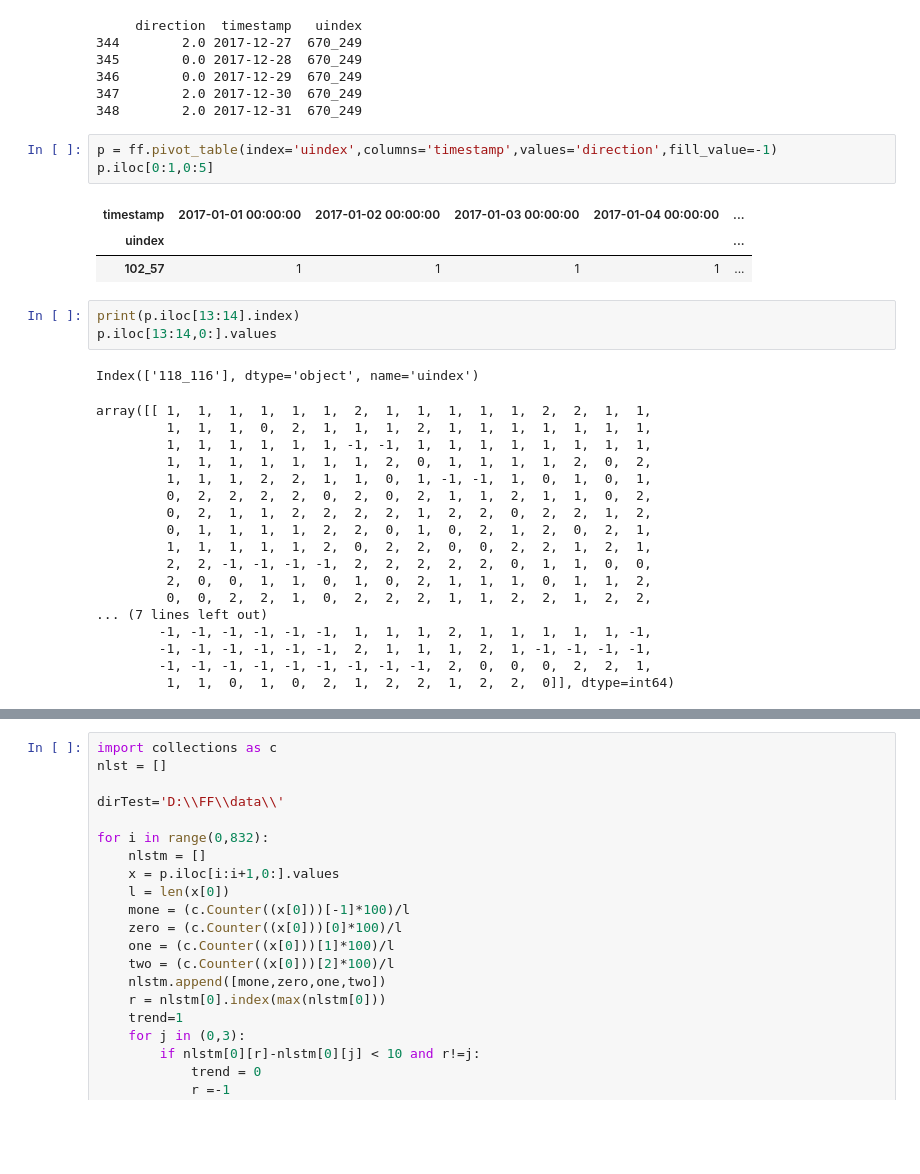
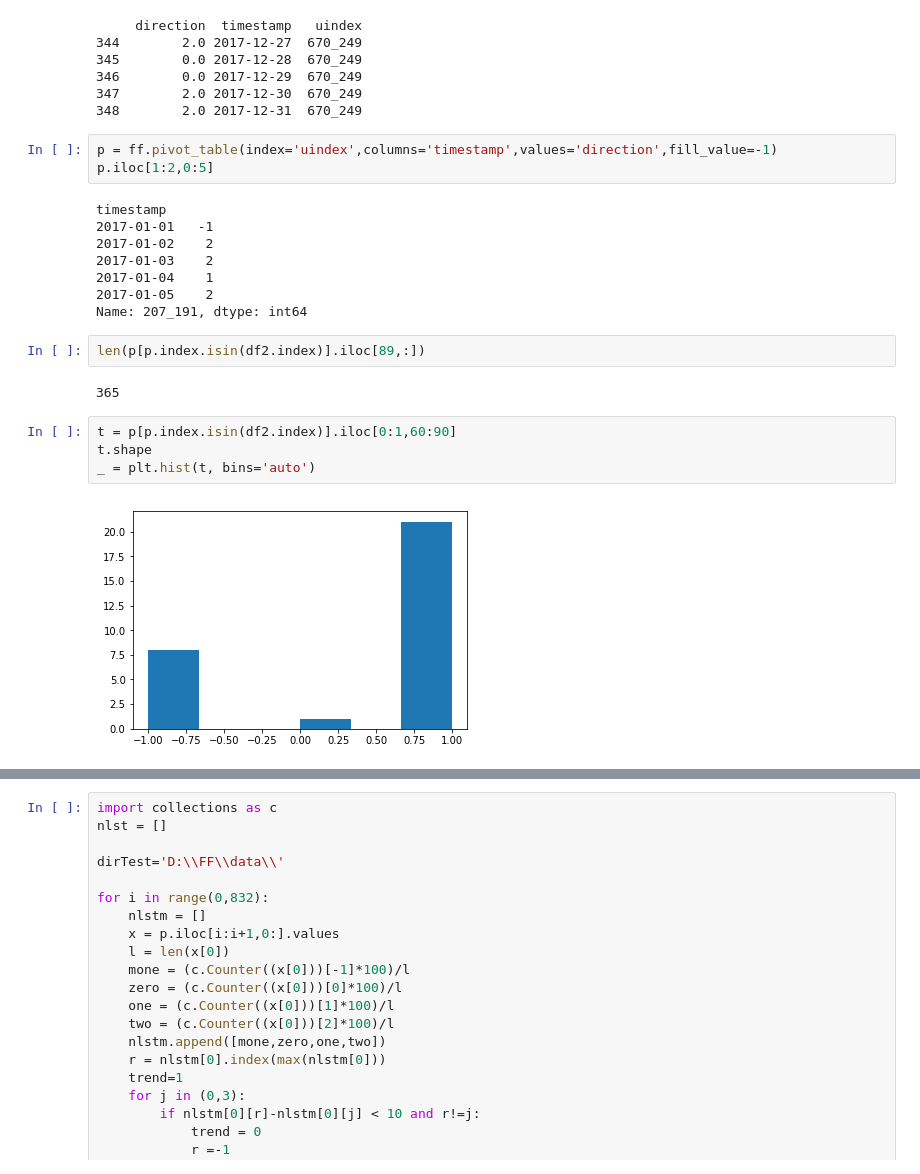
Before and after one commit to rmurcioUCL/FF, a Jupyter notebook: FF.ipynb, the cells around one changed output, grey strips where cells are left out. Saved outputs shown, nothing was run; the diff lists cells and outputs as text; blank space fills up the shorter version.

```diff
--- a/FF.ipynb
+++ b/FF.ipynb
@@ -80,30 +80,22 @@ To retain the current behavior and silence the warning, pass 'sort=True'.
 348        2.0 2017-12-31  670_249
 # %%
 p = ff.pivot_table(index='uindex',columns='timestamp',values='direction',fill_value=-1)
-p.iloc[0:1,0:5]
+p.iloc[1:2,0:5]
 # %% [output]
-| timestamp | 2017-01-01 00:00:00 | 2017-01-02 00:00:00 | 2017-01-03 00:00:00 | 2017-01-04 00:00:00 | ... |
-| uindex |  |  |  |  | ... |
-| 102_57 | 1 | 1 | 1 | 1 | ... |
+timestamp
+2017-01-01   -1
+2017-01-02    2
+2017-01-03    2
+2017-01-04    1
+2017-01-05    2
+Name: 207_191, dtype: int64
-# %%
-print(p.iloc[13:14].index)
-p.iloc[13:14,0:].values
-# %% [output]
-Index(['118_116'], dtype='object', name='uindex')
-array([[ 1,  1,  1,  1,  1,  1,  2,  1,  1,  1,  1,  1,  2,  2,  1,  1,
-         1,  1,  1,  0,  2,  1,  1,  1,  2,  1,  1,  1,  1,  1,  1,  1,
-         1,  1,  1,  1,  1,  1, -1, -1,  1,  1,  1,  1,  1,  1,  1,  1,
-         1,  1,  1,  1,  1,  1,  1,  2,  0,  1,  1,  1,  1,  2,  0,  2,
-         1,  1,  1,  2,  2,  1,  1,  0,  1, -1, -1,  1,  0,  1,  0,  1,
-         0,  2,  2,  2,  2,  0,  2,  0,  2,  1,  1,  2,  1,  1,  0,  2,
-         0,  2,  1,  1,  2,  2,  2,  2,  1,  2,  2,  0,  2,  2,  1,  2,
-         0,  1,  1,  1,  1,  2,  2,  0,  1,  0,  2,  1,  2,  0,  2,  1,
-         1,  1,  1,  1,  1,  2,  0,  2,  2,  0,  0,  2,  2,  1,  2,  1,
-         2,  2, -1, -1, -1, -1,  2,  2,  2,  2,  2,  0,  1,  1,  0,  0,
-         2,  0,  0,  1,  1,  0,  1,  0,  2,  1,  1,  1,  0,  1,  1,  2,
-         0,  0,  2,  2,  1,  0,  2,  2,  2,  1,  1,  2,  2,  1,  2,  2,
-... (7 lines left out)
-        -1, -1, -1, -1, -1, -1,  1,  1,  1,  2,  1,  1,  1,  1,  1, -1,
-        -1, -1, -1, -1, -1, -1,  2,  1,  1,  1,  2,  1, -1, -1, -1, -1,
-        -1, -1, -1, -1, -1, -1, -1, -1, -1,  2,  0,  0,  0,  2,  2,  1,
-         1,  1,  0,  1,  0,  2,  1,  2,  2,  1,  2,  2,  0]], dtype=int64)
+# %%
+len(p[p.index.isin(df2.index)].iloc[89,:])
+# %% [output]
+365
+# %%
+t = p[p.index.isin(df2.index)].iloc[0:1,60:90]
+t.shape
+_ = plt.hist(t, bins='auto')
+# %% [output]
+[figure, added]
```
Also changed, not shown: parts of 10 cells of this notebook.
